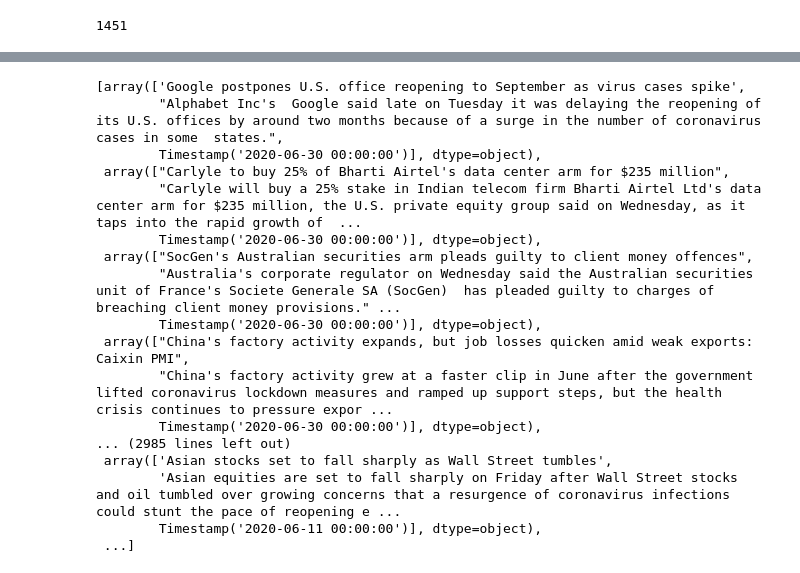
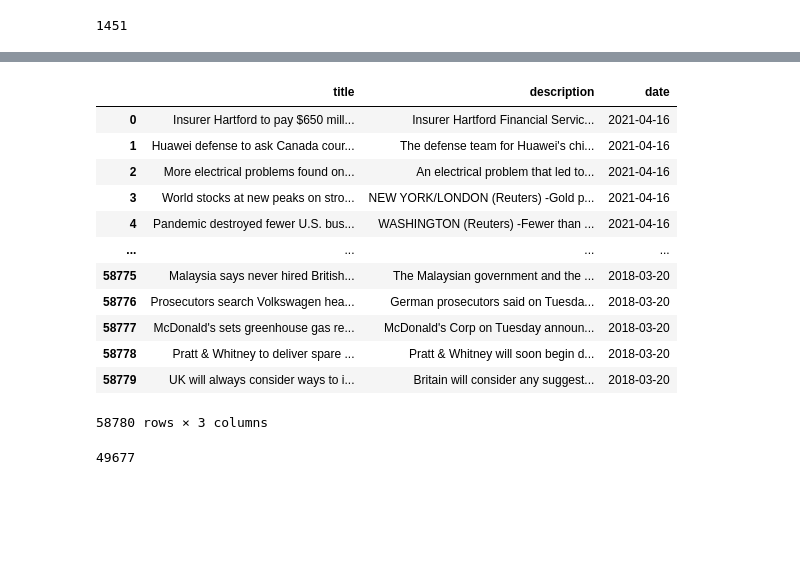
Before and after one commit to hoestlund/thesis, a Jupyter notebook: data_wrangling/reuters_business_news.ipynb, the cells around one changed output, grey strips where cells are left out. Drawn from its saved outputs; the diff is of its cells as text; code cells hidden in the pictures; blank space fills up the shorter version.

Commit message:
complete set of data saved

```diff
--- a/data_wrangling/reuters_business_news.ipynb
+++ b/data_wrangling/reuters_business_news.ipynb
@@ -220,21 +236,23 @@ ValueError: list.remove(x): x not in list
-# %%
-l = []
-l
-# %% [output]
-[array(['Google postpones U.S. office reopening to September as virus cases spike',
-        "Alphabet Inc's  Google said late on Tuesday it was delaying the reopening of its U.S. offices by around two months because of a surge in the number of coronavirus cases in some  states.",
-        Timestamp('2020-06-30 00:00:00')], dtype=object),
- array(["Carlyle to buy 25% of Bharti Airtel's data center arm for $235 million",
-        "Carlyle will buy a 25% stake in Indian telecom firm Bharti Airtel Ltd's data center arm for $235 million, the U.S. private equity group said on Wednesday, as it taps into the rapid growth of  ...
-        Timestamp('2020-06-30 00:00:00')], dtype=object),
- array(["SocGen's Australian securities arm pleads guilty to client money offences",
-        "Australia's corporate regulator on Wednesday said the Australian securities unit of France's Societe Generale SA (SocGen)  has pleaded guilty to charges of breaching client money provisions." ...
-        Timestamp('2020-06-30 00:00:00')], dtype=object),
- array(["China's factory activity expands, but job losses quicken amid weak exports: Caixin PMI",
-        "China's factory activity grew at a faster clip in June after the government lifted coronavirus lockdown measures and ramped up support steps, but the health crisis continues to pressure expor ...
-        Timestamp('2020-06-30 00:00:00')], dtype=object),
-... (2985 lines left out)
- array(['Asian stocks set to fall sharply as Wall Street tumbles',
-        'Asian equities are set to fall sharply on Friday after Wall Street stocks and oil tumbled over growing concerns that a resurgence of coronavirus infections could stunt the pace of reopening e ...
-        Timestamp('2020-06-11 00:00:00')], dtype=object),
- ...]
+# %%
+combined = pd.concat([scraped_data, kaggle_data], ignore_index=True)
+combined
+# %% [output]
+|  | title | description | date |
+| 0 | Insurer Hartford to pay $650 mill... | Insurer Hartford Financial Servic... | 2021-04-16 |
+| 1 | Huawei defense to ask Canada cour... | The defense team for Huawei's chi... | 2021-04-16 |
+| 2 | More electrical problems found on... | An electrical problem that led to... | 2021-04-16 |
+| 3 | World stocks at new peaks on stro... | NEW YORK/LONDON (Reuters) -Gold p... | 2021-04-16 |
+| 4 | Pandemic destroyed fewer U.S. bus... | WASHINGTON (Reuters) -Fewer than ... | 2021-04-16 |
+| ... | ... | ... | ... |
+| 58775 | Malaysia says never hired British... | The Malaysian government and the ... | 2018-03-20 |
+| 58776 | Prosecutors search Volkswagen hea... | German prosecutors said on Tuesda... | 2018-03-20 |
+| 58777 | McDonald's sets greenhouse gas re... | McDonald's Corp on Tuesday announ... | 2018-03-20 |
+| 58778 | Pratt & Whitney to deliver spare ... | Pratt & Whitney will soon begin d... | 2018-03-20 |
+| 58779 | UK will always consider ways to i... | Britain will consider any suggest... | 2018-03-20 |
+58780 rows × 3 columns
+# %%
+#Explicitly keeping first (lower index means later date ... no look ahead bias)
+combined.drop_duplicates(inplace=True,keep='first', ignore_index=True)
+len(combined)
+# %% [output]
+49677
```
Also changed, not shown: parts of 4 cells of this notebook.
